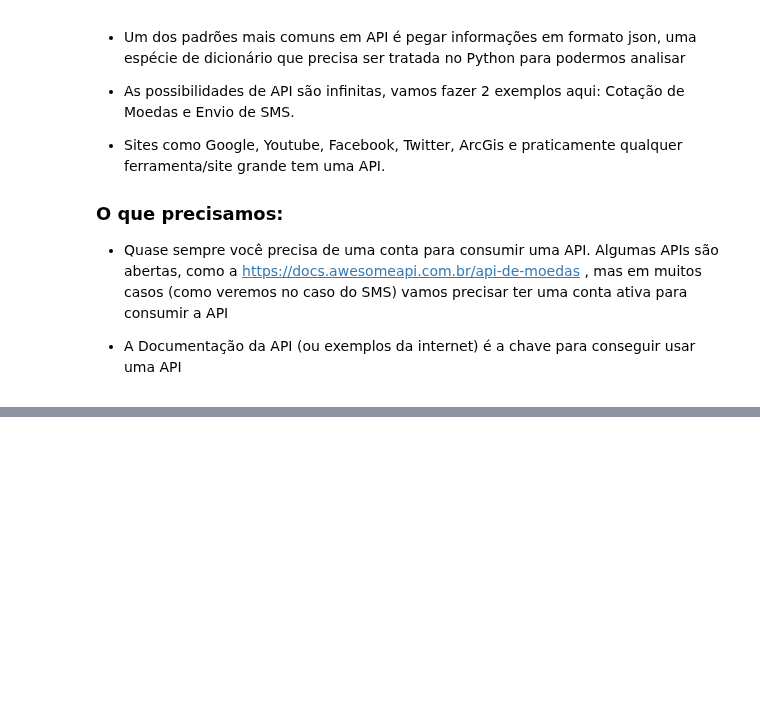
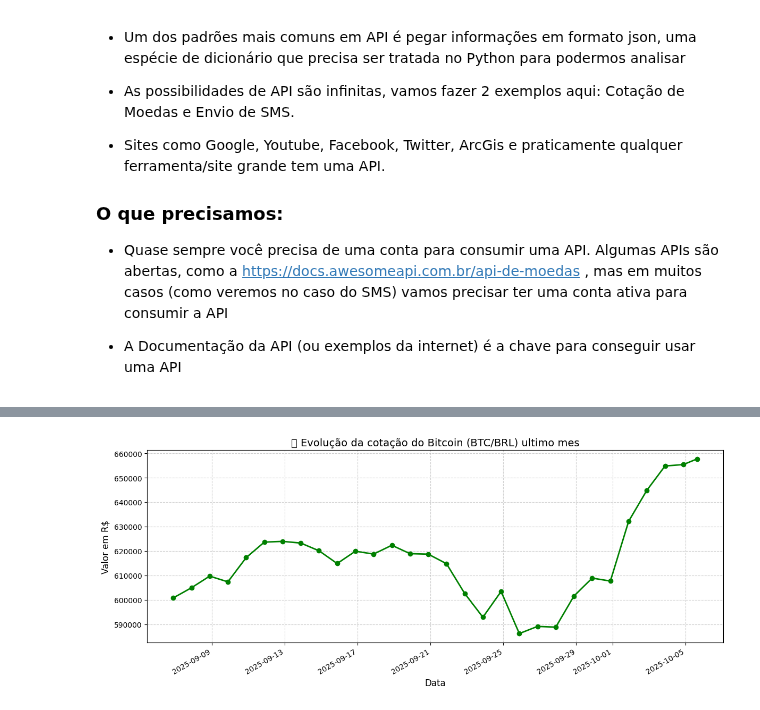
Before and after one commit to thiago207/python-for-data-analysis, a Jupyter notebook: API-JSON/API1.ipynb, the cells around one changed output, grey strips where cells are left out. Drawn from its saved outputs; the diff is of its cells as text; code cells hidden in the pictures; blank space fills up the shorter version.

```diff
--- a/API-JSON/API1.ipynb
+++ b/API-JSON/API1.ipynb
@@ -97,29 +97,33 @@ plt.show()
 # %%
 from datetime import datetime
 
 
 btc_df = requests.get('https://economia.awesomeapi.com.br/json/daily/BTC-BRL/30')
 btc_df = btc_df.json()
 df = pd.DataFrame(btc_df)
 
 bid = [dado['bid'] for dado in btc_df]
 
 
 df['bid'] = df['bid'].astype(float)
 df['timestamp'] = df['timestamp'].astype(float)
 df['data'] = df['timestamp'].apply(lambda x: datetime.fromtimestamp(x))
 
 df.sort_values('data')
 
-plt.figure(figsize=(10, 5))
+plt.figure(figsize=(12, 5))
 plt.plot(df['data'], df['bid'], marker='o', color='green', linewidth=2, label='Cotação BTC/BRL')
 
 plt.title('📈 Evolução da cotação do Bitcoin (BTC/BRL) ultimo mes', fontsize=14)
 plt.xlabel('Data', fontsize=12)
 plt.ylabel('Valor em R$', fontsize=12)
 
+
+plt.gcf().autofmt_xdate()
 # 🔹 Formatando eixo Y
 plt.ticklabel_format(style='plain', axis='y')
 plt.grid(True, linestyle='--', alpha=0.6)
 plt.tight_layout()
 plt.show()
+# %% [output]
+[figure, added]
```
Also changed, not shown: parts of 2 cells of this notebook, 2 other files.
